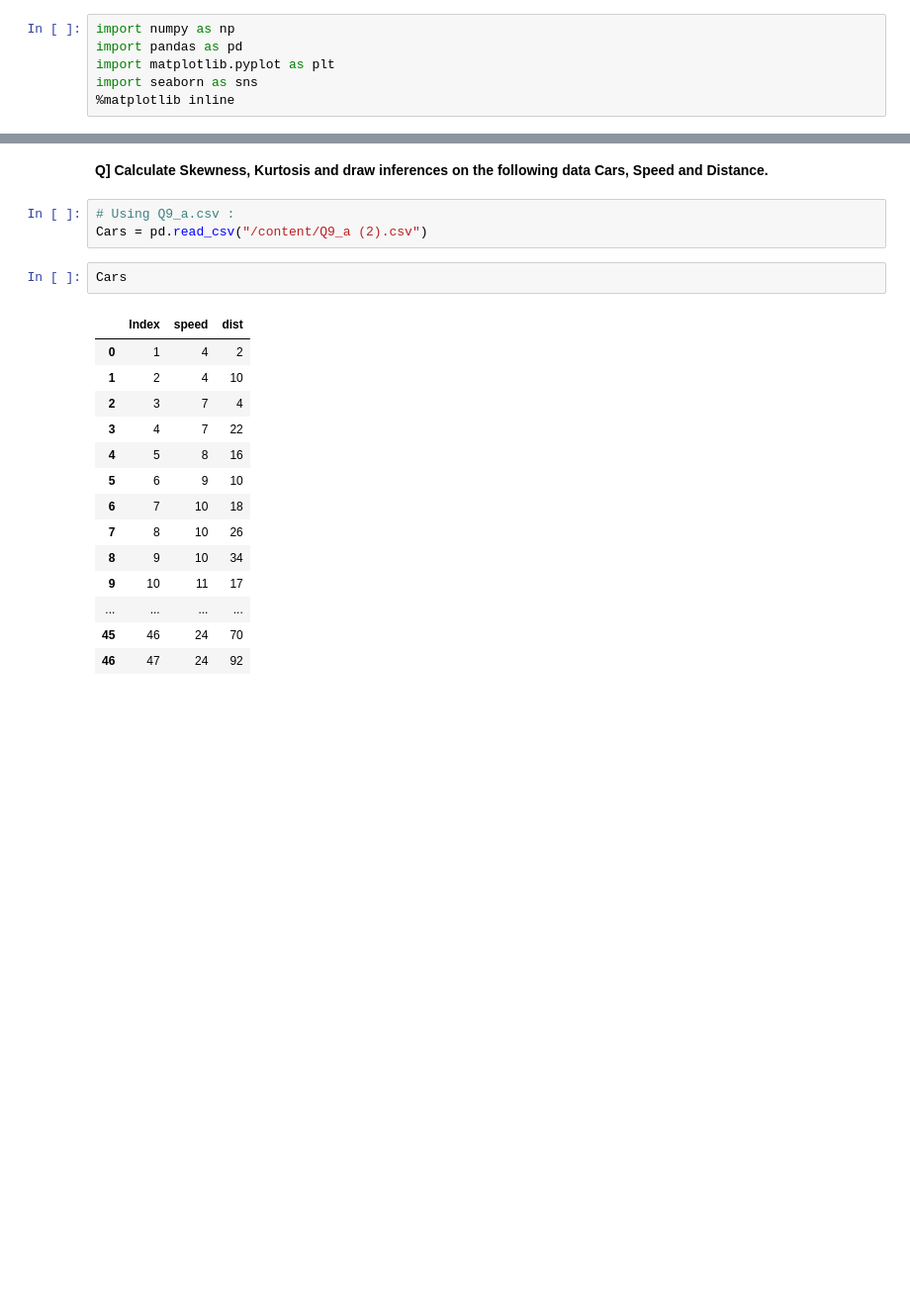
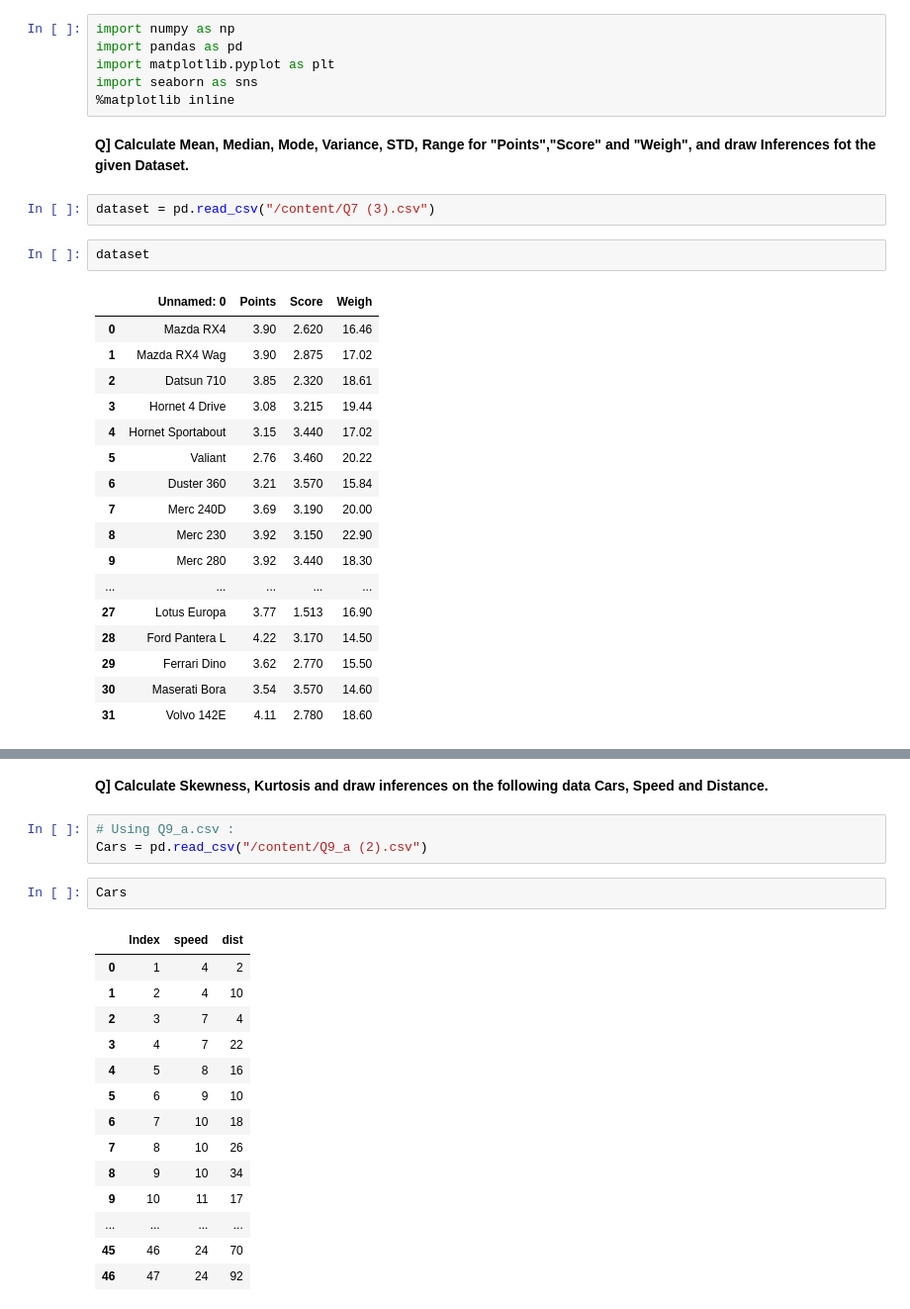
Before and after one commit to rahulsait/ExcelR-codes, a Jupyter notebook: BASIC_STATISTICS_LEVEL_1.ipynb, the cells around one changed output, grey strips where cells are left out. Shown: that part at 99% size. Saved outputs shown, nothing was run; the diff lists cells and outputs as text; blank space fills up the shorter version.

```diff
--- a/BASIC_STATISTICS_LEVEL_1.ipynb
+++ b/BASIC_STATISTICS_LEVEL_1.ipynb
@@ -6,3 +6,27 @@ import pandas as pd
 import matplotlib.pyplot as plt
 import seaborn as sns
 %matplotlib inline
+# %% [markdown]
+**Q] Calculate Mean, Median, Mode, Variance, STD, Range for "Points","Score" and "Weigh", and draw Inferences fot the given Dataset.**
+# %%
+dataset = pd.read_csv("/content/Q7 (3).csv")
+# %%
+dataset
+# %% [output]
+|  | Unnamed: 0 | Points | Score | Weigh |
+| 0 | Mazda RX4 | 3.90 | 2.620 | 16.46 |
+| 1 | Mazda RX4 Wag | 3.90 | 2.875 | 17.02 |
+| 2 | Datsun 710 | 3.85 | 2.320 | 18.61 |
+| 3 | Hornet 4 Drive | 3.08 | 3.215 | 19.44 |
+| 4 | Hornet Sportabout | 3.15 | 3.440 | 17.02 |
+| 5 | Valiant | 2.76 | 3.460 | 20.22 |
+| 6 | Duster 360 | 3.21 | 3.570 | 15.84 |
+| 7 | Merc 240D | 3.69 | 3.190 | 20.00 |
+| 8 | Merc 230 | 3.92 | 3.150 | 22.90 |
+| 9 | Merc 280 | 3.92 | 3.440 | 18.30 |
+| ... | ... | ... | ... | ... |
+| 27 | Lotus Europa | 3.77 | 1.513 | 16.90 |
+| 28 | Ford Pantera L | 4.22 | 3.170 | 14.50 |
+| 29 | Ferrari Dino | 3.62 | 2.770 | 15.50 |
+| 30 | Maserati Bora | 3.54 | 3.570 | 14.60 |
+| 31 | Volvo 142E | 4.11 | 2.780 | 18.60 |
```
Also changed, not shown: parts of 2 cells of this notebook.
